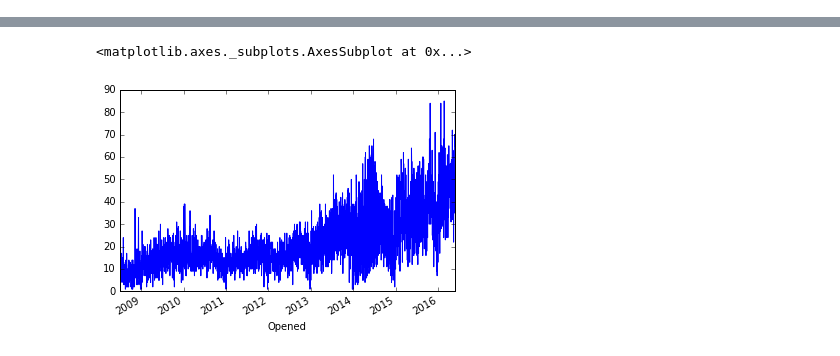
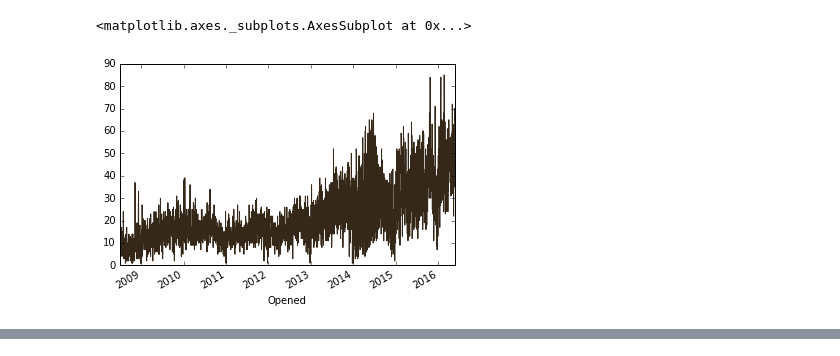
Before and after one commit to JoelBondurant/jupyter, a Jupyter notebook: src/poosf.ipynb, the cells around one changed output, grey strips where cells are left out. Drawn from its saved outputs; the diff is of its cells as text; code cells hidden in the pictures.

Commit message:
Brown colors for poo map.

```diff
--- a/src/poosf.ipynb
+++ b/src/poosf.ipynb
@@ -56,6 +51,11 @@ See the caveats in the documentation: http://pandas.pydata.org/pandas-docs/stabl
 |  | CaseID | Opened | Closed | Status | Responsible Agency | Address | Category | Request Type | ... |
 | 3 | 322556 | 2008-11-30 | 12/09/2008 08:07:00 AM | Closed | DPW Ops Queue | Intersection of 25TH ST and LUCKY ST | Street and Sidewalk Cleaning | Sidewalk_Cleaning | ... |
 | 11 | 322511 | 2008-11-30 | 12/01/2008 04:24:00 PM | Closed | DPW Ops Queue | 647 MINNA ST, SAN FRANCISCO, CA, ... | Street and Sidewalk Cleaning | Sidewalk_Cleaning | ... |
+# %%
+dfpoogeo.groupby(['Opened']).CaseID.count().plot(color = '#362819')
+# %% [output]
+<matplotlib.axes._subplots.AxesSubplot at 0x...>
+[figure, added]
 # %%
 amap = folium.Map(location=SF, tiles='Stamen Toner', zoom_start=14)
 amap.add_children(folium.LatLngPopup())
@@ -64,8 +64,3 @@ amap.add_children(folium.plugins.HeatMap(dat))
 amap
 # %% [output]
 [interactive output not drawn]
-# %%
-dfpoogeo.groupby(['Opened']).CaseID.count().plot()
-# %% [output]
-<matplotlib.axes._subplots.AxesSubplot at 0x...>
-[figure, removed]
```
Also changed, not shown: parts of 3 cells of this notebook.
